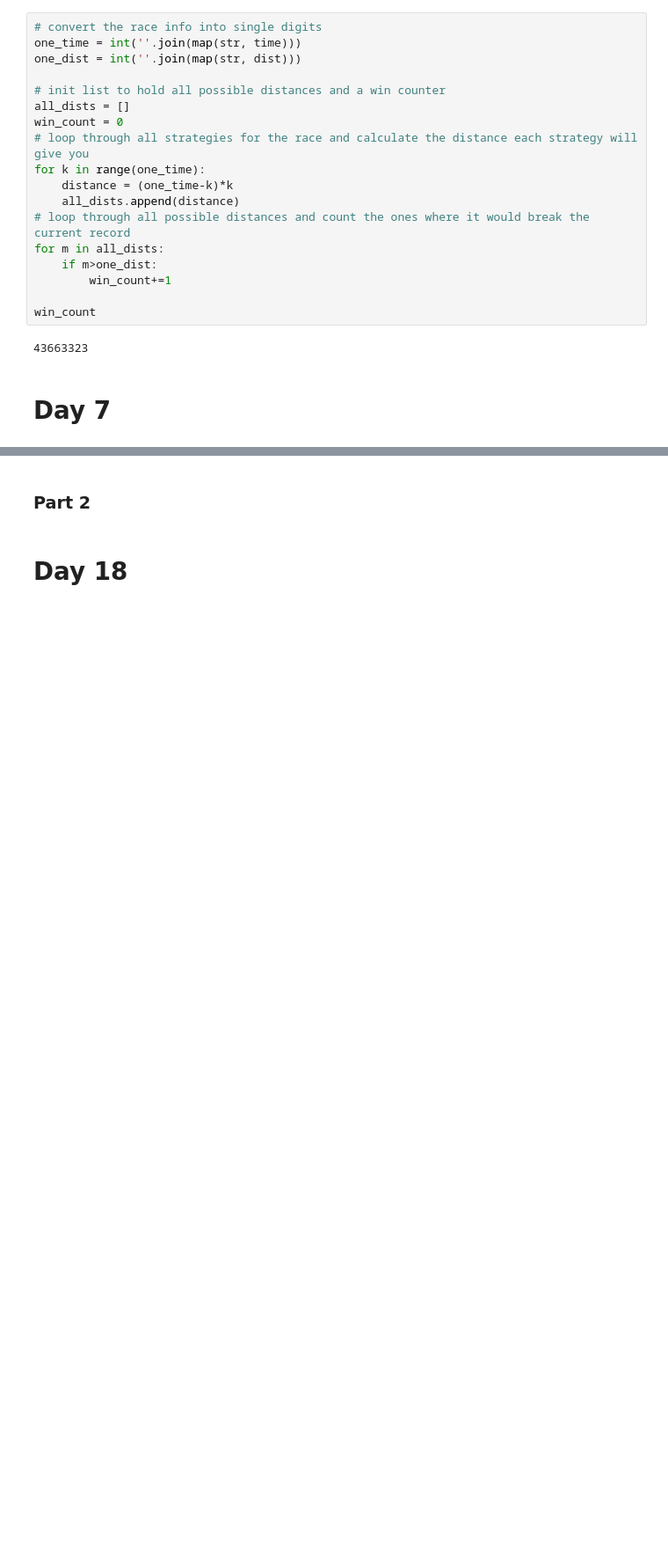
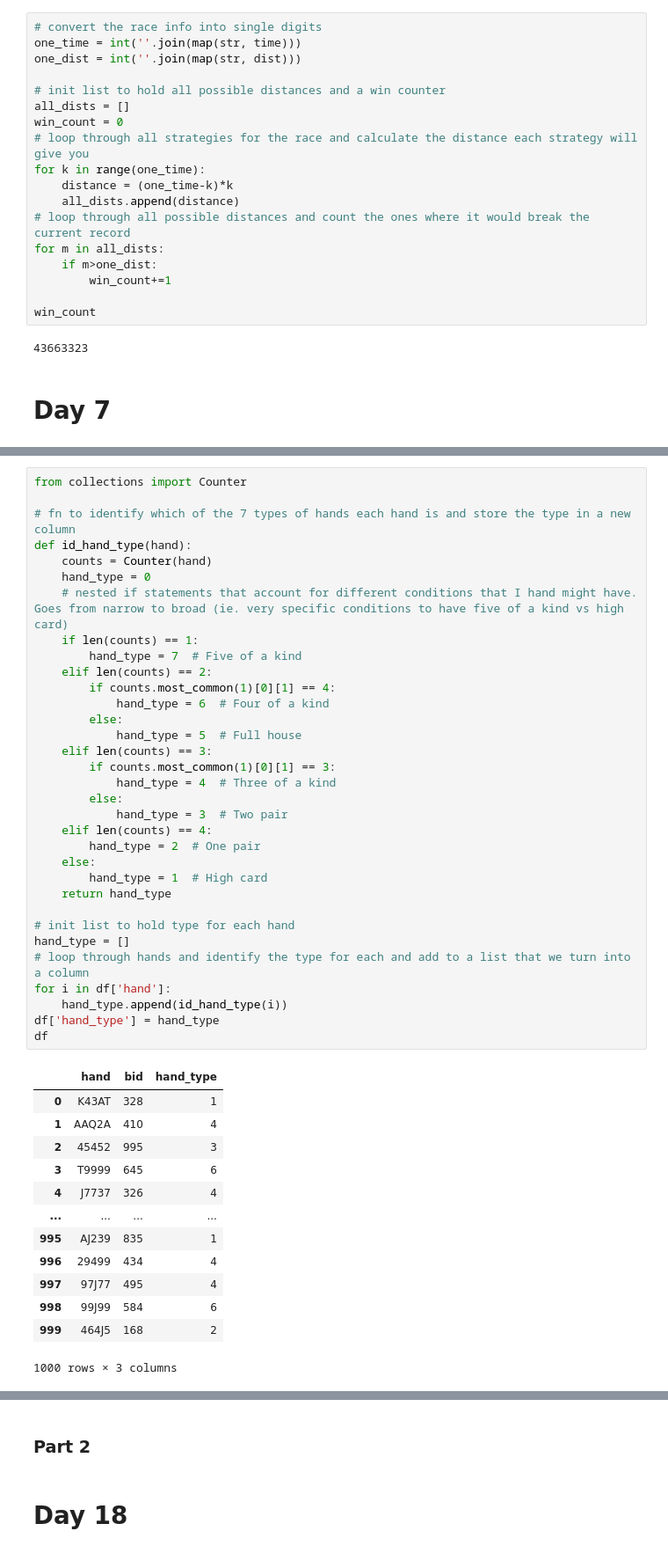
Before and after one commit to jordanehli/JE_Advent_of_Code2023, a Jupyter notebook: JE_Advent_of_Code_2023.ipynb, the cells around one changed output, grey strips where cells are left out. Shown: that part at 88% size. Cells and saved outputs as stored; diff of their text form; blank space fills up the shorter version.

```diff
--- a/JE_Advent_of_Code_2023.ipynb
+++ b/JE_Advent_of_Code_2023.ipynb
@@ -589,0 +613,47 @@ win_count
+# %%
+from collections import Counter
+
+# fn to identify which of the 7 types of hands each hand is and store the type in a new column
+def id_hand_type(hand):
+    counts = Counter(hand)
+    hand_type = 0
+    # nested if statements that account for different conditions that I hand might have. Goes from narrow to broad (ie. very specific conditions to have five of a kind vs high card)
+    if len(counts) == 1:
+        hand_type = 7  # Five of a kind
+    elif len(counts) == 2:
+        if counts.most_common(1)[0][1] == 4:
+            hand_type = 6  # Four of a kind
+        else:
+            hand_type = 5  # Full house
+    elif len(counts) == 3:
+        if counts.most_common(1)[0][1] == 3:
+            hand_type = 4  # Three of a kind
+        else:
+            hand_type = 3  # Two pair
+    elif len(counts) == 4:
+        hand_type = 2  # One pair
+    else:
+        hand_type = 1  # High card
+    return hand_type
+
+# init list to hold type for each hand
+hand_type = []
+# loop through hands and identify the type for each and add to a list that we turn into a column
+for i in df['hand']:
+    hand_type.append(id_hand_type(i))
+df['hand_type'] = hand_type
+df
+# %% [output]
+|  | hand | bid | hand_type |
+| 0 | K43AT | 328 | 1 |
+| 1 | AAQ2A | 410 | 4 |
+| 2 | 45452 | 995 | 3 |
+| 3 | T9999 | 645 | 6 |
+| 4 | J7737 | 326 | 4 |
+| ... | ... | ... | ... |
+| 995 | AJ239 | 835 | 1 |
+| 996 | 29499 | 434 | 4 |
+| 997 | 97J77 | 495 | 4 |
+| 998 | 99J99 | 584 | 6 |
+| 999 | 464J5 | 168 | 2 |
+1000 rows × 3 columns
```
Also changed, not shown: parts of 8 cells of this notebook, 1 other file.
